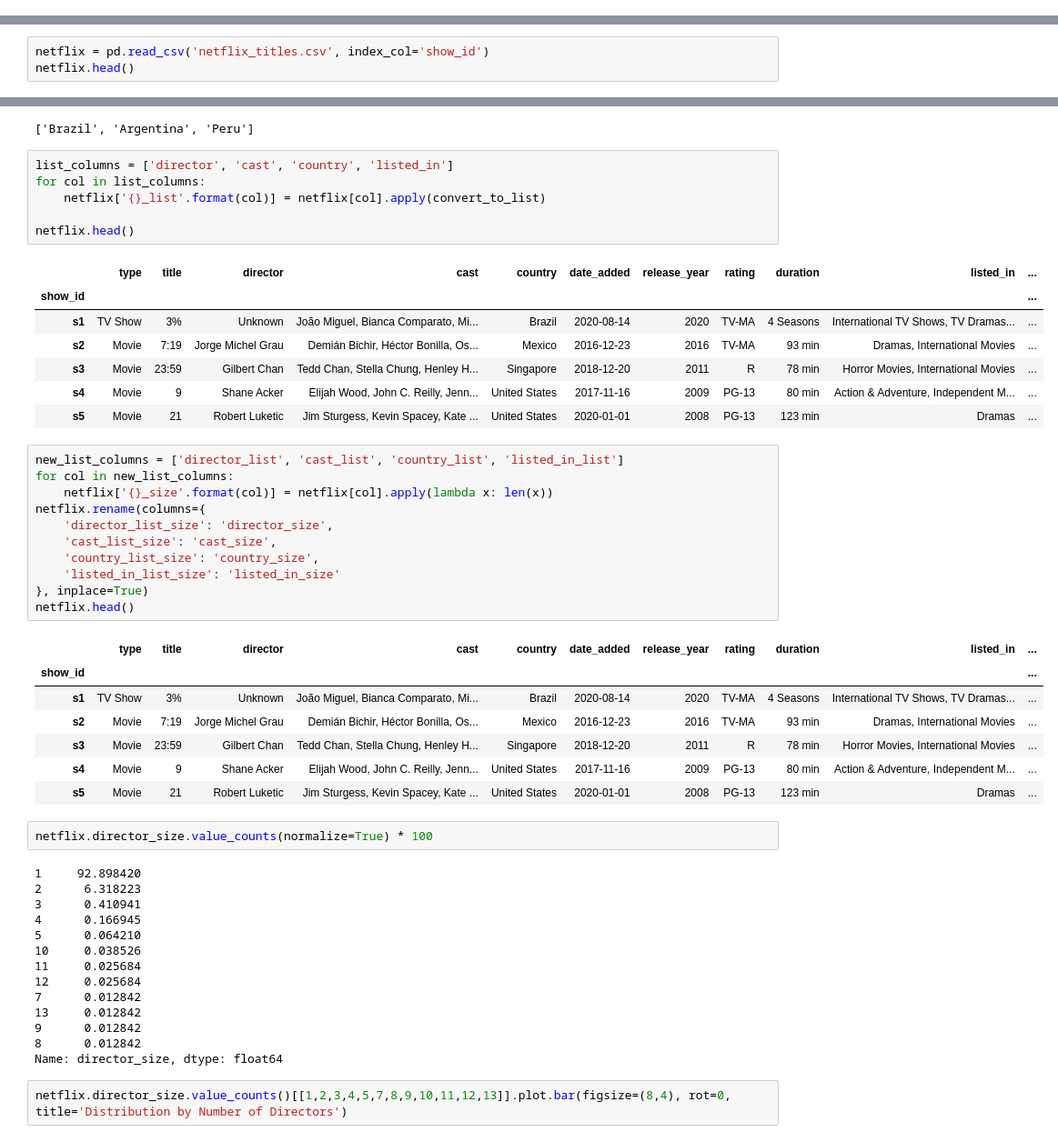
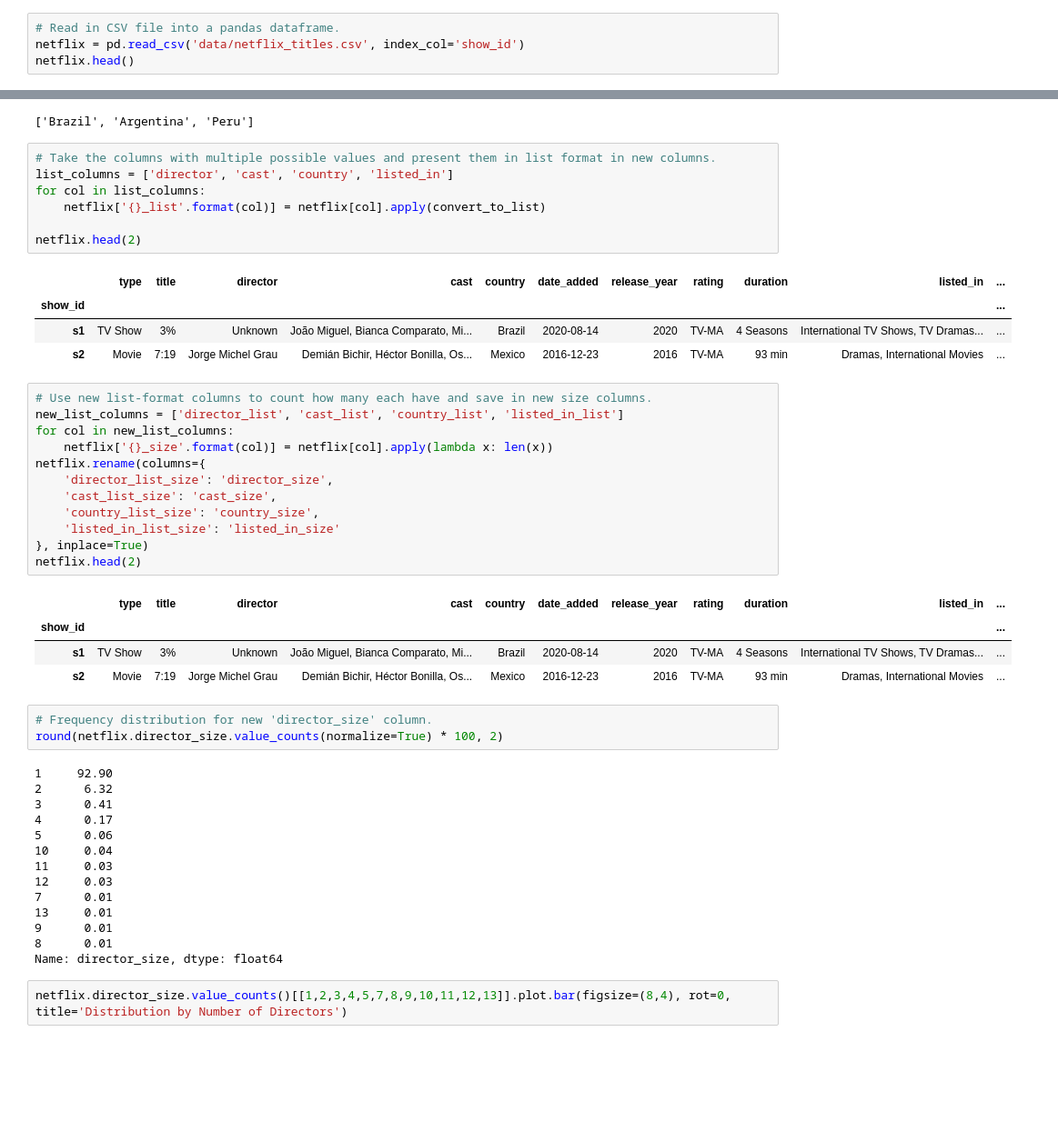
Before and after one commit to albert-ntiri/netflix, a Jupyter notebook: Netflix_EDA.ipynb, the cells around one changed output, grey strips where cells are left out. Shown at 91% size. Cells and saved outputs as stored; diff of their text form; blank space fills up the shorter version.

```diff
--- a/Netflix_EDA.ipynb
+++ b/Netflix_EDA.ipynb
@@ -2,0 +11,4 @@
+# %%
+# Read in CSV file into a pandas dataframe.
+netflix = pd.read_csv('data/netflix_titles.csv', index_col='show_id')
+netflix.head()
@@ -10,3 +24,0 @@ import matplotlib.pyplot as plt
-# %%
-netflix = pd.read_csv('netflix_titles.csv', index_col='show_id')
-netflix.head()
@@ -215,20 +220,19 @@ convert_to_list('Brazil, Argentina, Peru')
 # %% [output]
 ['Brazil', 'Argentina', 'Peru']
 # %%
+# Take the columns with multiple possible values and present them in list format in new columns.
 list_columns = ['director', 'cast', 'country', 'listed_in']
 for col in list_columns:
     netflix['{}_list'.format(col)] = netflix[col].apply(convert_to_list)
 
-netflix.head()
+netflix.head(2)
 # %% [output]
 |  | type | title | director | cast | country | date_added | release_year | rating | duration | listed_in | ... |
 | show_id |  |  |  |  |  |  |  |  |  |  | ... |
 | s1 | TV Show | 3% | Unknown | João Miguel, Bianca Comparato, Mi... | Brazil | 2020-08-14 | 2020 | TV-MA | 4 Seasons | International TV Shows, TV Dramas... | ... |
 | s2 | Movie | 7:19 | Jorge Michel Grau | Demián Bichir, Héctor Bonilla, Os... | Mexico | 2016-12-23 | 2016 | TV-MA | 93 min | Dramas, International Movies | ... |
-| s3 | Movie | 23:59 | Gilbert Chan | Tedd Chan, Stella Chung, Henley H... | Singapore | 2018-12-20 | 2011 | R | 78 min | Horror Movies, International Movies | ... |
-| s4 | Movie | 9 | Shane Acker | Elijah Wood, John C. Reilly, Jenn... | United States | 2017-11-16 | 2009 | PG-13 | 80 min | Action & Adventure, Independent M... | ... |
-| s5 | Movie | 21 | Robert Luketic | Jim Sturgess, Kevin Spacey, Kate ... | United States | 2020-01-01 | 2008 | PG-13 | 123 min | Dramas | ... |
 # %%
+# Use new list-format columns to count how many each have and save in new size columns.
 new_list_columns = ['director_list', 'cast_list', 'country_list', 'listed_in_list']
 for col in new_list_columns:
     netflix['{}_size'.format(col)] = netflix[col].apply(lambda x: len(x))
@@ -238,30 +242,28 @@ netflix.rename(columns={
     'country_list_size': 'country_size',
     'listed_in_list_size': 'listed_in_size'
 }, inplace=True)
-netflix.head()
+netflix.head(2)
 # %% [output]
 |  | type | title | director | cast | country | date_added | release_year | rating | duration | listed_in | ... |
 | show_id |  |  |  |  |  |  |  |  |  |  | ... |
 | s1 | TV Show | 3% | Unknown | João Miguel, Bianca Comparato, Mi... | Brazil | 2020-08-14 | 2020 | TV-MA | 4 Seasons | International TV Shows, TV Dramas... | ... |
 | s2 | Movie | 7:19 | Jorge Michel Grau | Demián Bichir, Héctor Bonilla, Os... | Mexico | 2016-12-23 | 2016 | TV-MA | 93 min | Dramas, International Movies | ... |
-| s3 | Movie | 23:59 | Gilbert Chan | Tedd Chan, Stella Chung, Henley H... | Singapore | 2018-12-20 | 2011 | R | 78 min | Horror Movies, International Movies | ... |
-| s4 | Movie | 9 | Shane Acker | Elijah Wood, John C. Reilly, Jenn... | United States | 2017-11-16 | 2009 | PG-13 | 80 min | Action & Adventure, Independent M... | ... |
-| s5 | Movie | 21 | Robert Luketic | Jim Sturgess, Kevin Spacey, Kate ... | United States | 2020-01-01 | 2008 | PG-13 | 123 min | Dramas | ... |
 # %%
-netflix.director_size.value_counts(normalize=True) * 100
+# Frequency distribution for new 'director_size' column.
+round(netflix.director_size.value_counts(normalize=True) * 100, 2)
 # %% [output]
-1     92.898420
-2      6.318223
-3      0.410941
-4      0.166945
-5      0.064210
-10     0.038526
-11     0.025684
-12     0.025684
-7      0.012842
-13     0.012842
-9      0.012842
-8      0.012842
+1     92.90
+2      6.32
+3      0.41
+4      0.17
+5      0.06
+10     0.04
+11     0.03
+12     0.03
+7      0.01
+13     0.01
+9      0.01
+8      0.01
 Name: director_size, dtype: float64
 # %%
 netflix.director_size.value_counts()[[1,2,3,4,5,7,8,9,10,11,12,13]].plot.bar(figsize=(8,4), rot=0, title='Distribution by Number of Directors')
```
Also changed, not shown: parts of 84 cells of this notebook, 1 other file.
